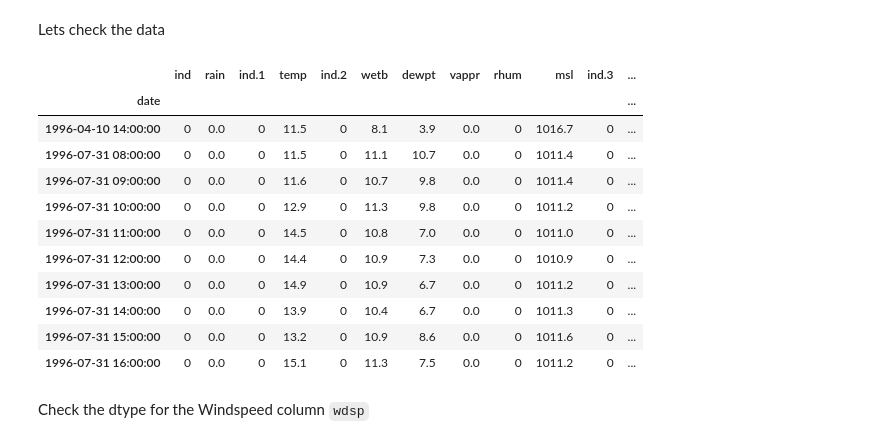
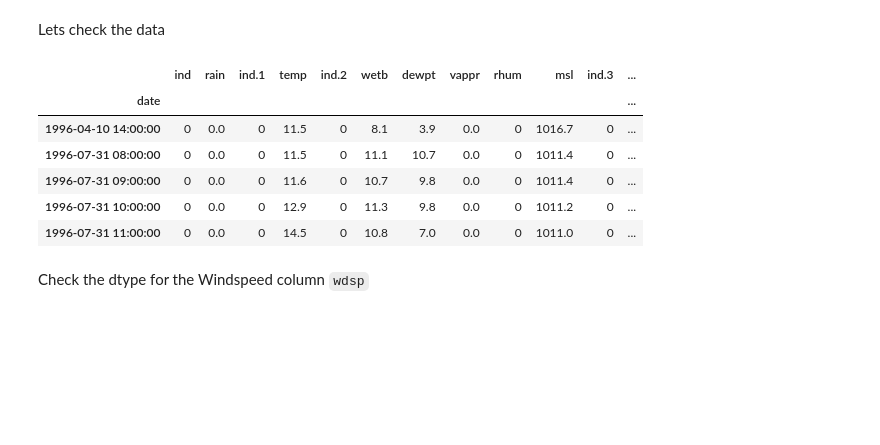
Before and after one commit to SBCURLEY/PFDA-assignments, a Jupyter notebook: assignment_6_Weather .ipynb, the cells around one changed output. Cells and saved outputs as stored; diff of their text form; code cells hidden in the pictures; blank space fills up the shorter version.

```diff
--- a/assignment_6_Weather .ipynb
+++ b/assignment_6_Weather .ipynb
@@ -403,20 +397,15 @@ dtype: int64
 # %% [markdown]
 Lets check the data
 # %%
-df.head(10)
+df.head(5)
 # %% [output]
 |  | ind | rain | ind.1 | temp | ind.2 | wetb | dewpt | vappr | rhum | msl | ind.3 | ... |
 | date |  |  |  |  |  |  |  |  |  |  |  | ... |
 | 1996-04-10 14:00:00 | 0 | 0.0 | 0 | 11.5 | 0 | 8.1 | 3.9 | 0.0 | 0 | 1016.7 | 0 | ... |
 | 1996-07-31 08:00:00 | 0 | 0.0 | 0 | 11.5 | 0 | 11.1 | 10.7 | 0.0 | 0 | 1011.4 | 0 | ... |
 | 1996-07-31 09:00:00 | 0 | 0.0 | 0 | 11.6 | 0 | 10.7 | 9.8 | 0.0 | 0 | 1011.4 | 0 | ... |
 | 1996-07-31 10:00:00 | 0 | 0.0 | 0 | 12.9 | 0 | 11.3 | 9.8 | 0.0 | 0 | 1011.2 | 0 | ... |
 | 1996-07-31 11:00:00 | 0 | 0.0 | 0 | 14.5 | 0 | 10.8 | 7.0 | 0.0 | 0 | 1011.0 | 0 | ... |
-| 1996-07-31 12:00:00 | 0 | 0.0 | 0 | 14.4 | 0 | 10.9 | 7.3 | 0.0 | 0 | 1010.9 | 0 | ... |
-| 1996-07-31 13:00:00 | 0 | 0.0 | 0 | 14.9 | 0 | 10.9 | 6.7 | 0.0 | 0 | 1011.2 | 0 | ... |
-| 1996-07-31 14:00:00 | 0 | 0.0 | 0 | 13.9 | 0 | 10.4 | 6.7 | 0.0 | 0 | 1011.3 | 0 | ... |
-| 1996-07-31 15:00:00 | 0 | 0.0 | 0 | 13.2 | 0 | 10.9 | 8.6 | 0.0 | 0 | 1011.6 | 0 | ... |
-| 1996-07-31 16:00:00 | 0 | 0.0 | 0 | 15.1 | 0 | 11.3 | 7.5 | 0.0 | 0 | 1011.2 | 0 | ... |
 # %% [markdown]
 Check the dtype for the Windspeed column `wdsp`
 # %%
```
Also changed, not shown: parts of 20 cells of this notebook, 4 other files.
